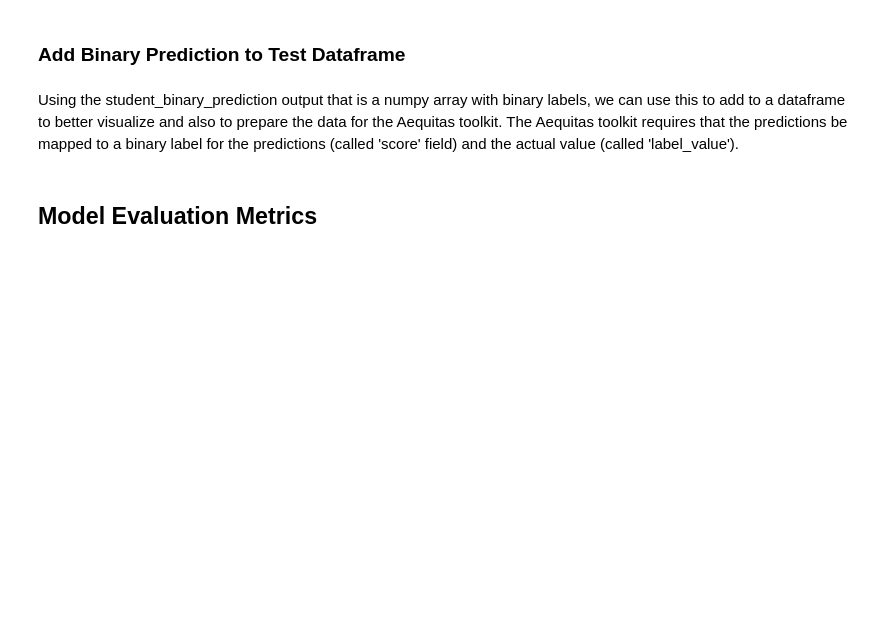
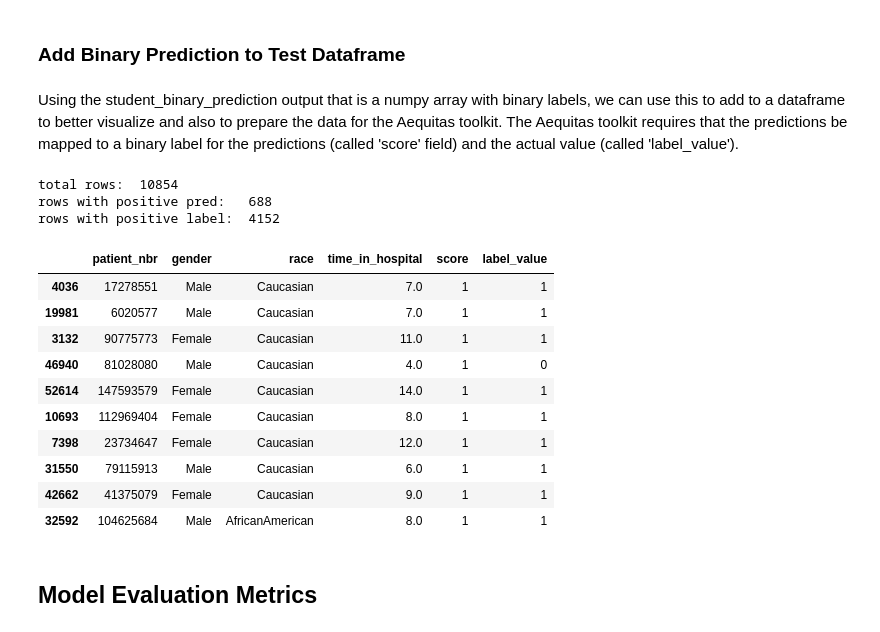
Before and after one commit to nathan-standafer/cd0372-Applying-AI-to-EHR-Data, a Jupyter notebook: project/starter_code/student_project.ipynb, the cells around one changed output. Drawn from its saved outputs; the diff is of its cells as text; code cells hidden in the pictures; blank space fills up the shorter version.

```diff
--- a/project/starter_code/student_project.ipynb
+++ b/project/starter_code/student_project.ipynb
@@ -807,3 +860,26 @@ pred_test_df[['patient_nbr', 'gender', 'race', 'time_in_hospital', 'score', 'lab
+# %%
+print("total rows: ", len(pred_test_df))
+print("rows with positive pred:  ", len(pred_test_df[pred_test_df['score']==1]))
+print("rows with positive label: ", len(pred_test_df[pred_test_df['label_value']==1]))
+
+pred_test_df[pred_test_df['score']==1][['patient_nbr', 'gender', 'race', 'time_in_hospital', 'score', 'label_value']].tail(10)
+#d_test.head()
+#student_binary_prediction.tail(50)
+# %% [output]
+total rows:  10854
+rows with positive pred:   688
+rows with positive label:  4152
+|  | patient_nbr | gender | race | time_in_hospital | score | label_value |
+| 4036 | 17278551 | Male | Caucasian | 7.0 | 1 | 1 |
+| 19981 | 6020577 | Male | Caucasian | 7.0 | 1 | 1 |
+| 3132 | 90775773 | Female | Caucasian | 11.0 | 1 | 1 |
+| 46940 | 81028080 | Male | Caucasian | 4.0 | 1 | 0 |
+| 52614 | 147593579 | Female | Caucasian | 14.0 | 1 | 1 |
+| 10693 | 112969404 | Female | Caucasian | 8.0 | 1 | 1 |
+| 7398 | 23734647 | Female | Caucasian | 12.0 | 1 | 1 |
+| 31550 | 79115913 | Male | Caucasian | 6.0 | 1 | 1 |
+| 42662 | 41375079 | Female | Caucasian | 9.0 | 1 | 1 |
+| 32592 | 104625684 | Male | AfricanAmerican | 8.0 | 1 | 1 |
 # %% [markdown]
 ## Model Evaluation Metrics
 # %% [markdown]
```
Also changed, not shown: parts of 17 cells of this notebook, 1 other file.
